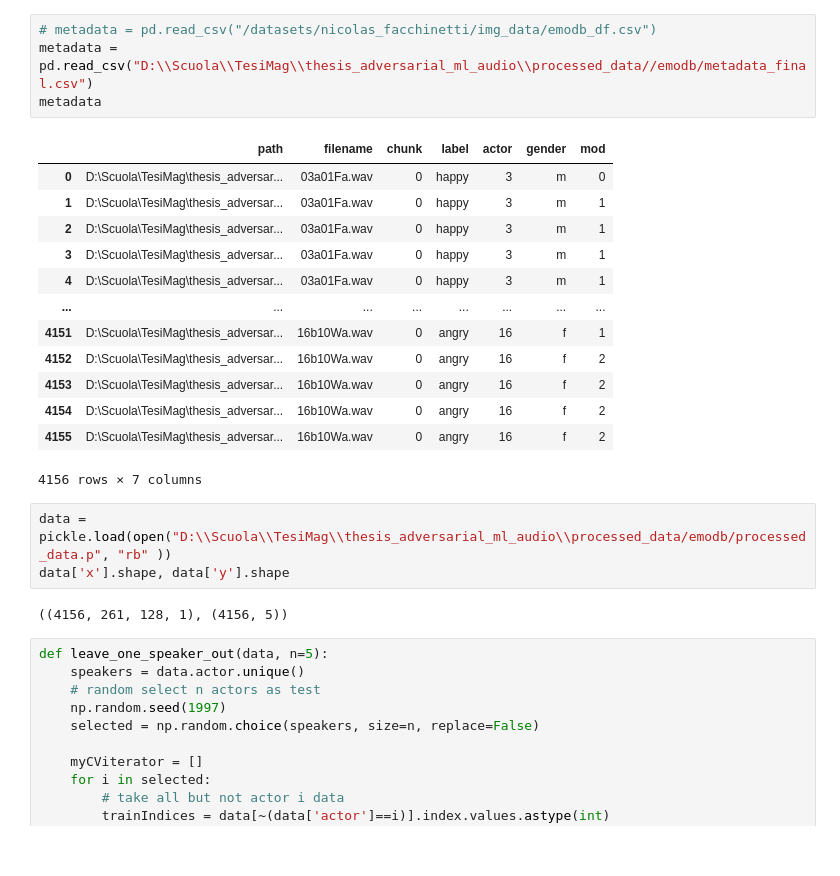
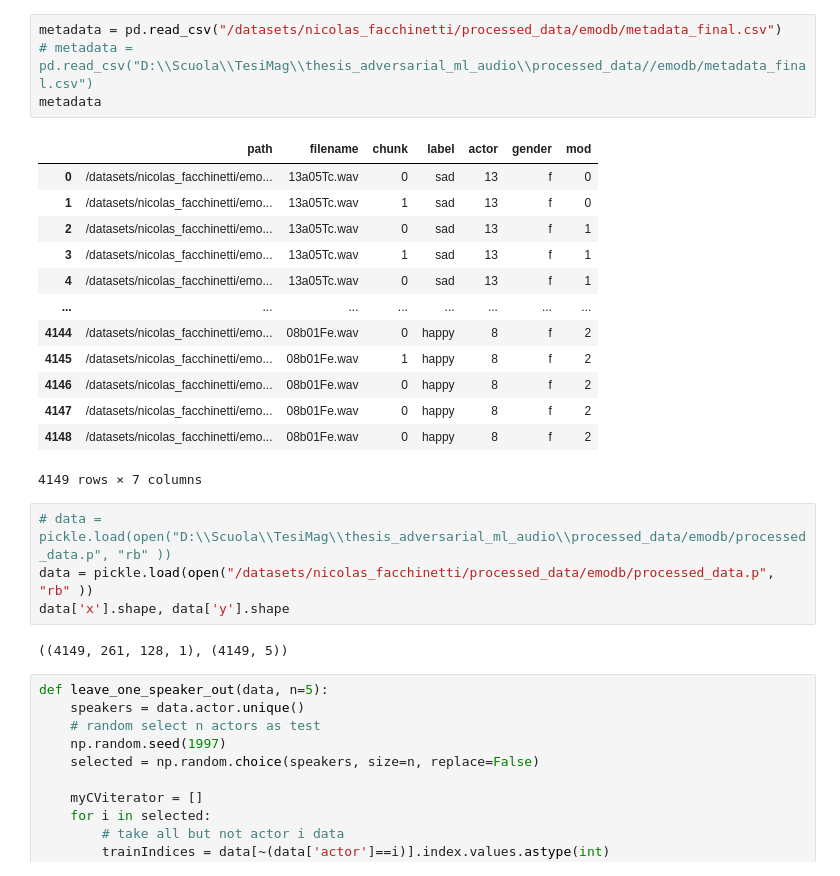
Before and after one commit to LIMUNIMI/thesis_adversarial_ml_audio, a Jupyter notebook: seaerch_architecture_emodb-Copy1.ipynb, the cells around one changed output. Drawn from its saved outputs; the diff is of its cells as text.

```diff
--- a/seaerch_architecture_emodb-Copy1.ipynb
+++ b/seaerch_architecture_emodb-Copy1.ipynb
@@ -11,26 +13,27 @@ from tensorflow.keras.layers import Conv2D, Flatten, Dense, Dropout, MaxPooling2
 # %%
-# metadata = pd.read_csv("/datasets/nicolas_facchinetti/img_data/emodb_df.csv")
-metadata = pd.read_csv("D:\\Scuola\\TesiMag\\thesis_adversarial_ml_audio\\processed_data//emodb/metadata_final.csv")
+metadata = pd.read_csv("/datasets/nicolas_facchinetti/processed_data/emodb/metadata_final.csv")
+# metadata = pd.read_csv("D:\\Scuola\\TesiMag\\thesis_adversarial_ml_audio\\processed_data//emodb/metadata_final.csv")
 metadata
 # %% [output]
 |  | path | filename | chunk | label | actor | gender | mod |
-| 0 | D:\Scuola\TesiMag\thesis_adversar... | 03a01Fa.wav | 0 | happy | 3 | m | 0 |
-| 1 | D:\Scuola\TesiMag\thesis_adversar... | 03a01Fa.wav | 0 | happy | 3 | m | 1 |
-| 2 | D:\Scuola\TesiMag\thesis_adversar... | 03a01Fa.wav | 0 | happy | 3 | m | 1 |
-| 3 | D:\Scuola\TesiMag\thesis_adversar... | 03a01Fa.wav | 0 | happy | 3 | m | 1 |
-| 4 | D:\Scuola\TesiMag\thesis_adversar... | 03a01Fa.wav | 0 | happy | 3 | m | 1 |
+| 0 | /datasets/nicolas_facchinetti/emo... | 13a05Tc.wav | 0 | sad | 13 | f | 0 |
+| 1 | /datasets/nicolas_facchinetti/emo... | 13a05Tc.wav | 1 | sad | 13 | f | 0 |
+| 2 | /datasets/nicolas_facchinetti/emo... | 13a05Tc.wav | 0 | sad | 13 | f | 1 |
+| 3 | /datasets/nicolas_facchinetti/emo... | 13a05Tc.wav | 1 | sad | 13 | f | 1 |
+| 4 | /datasets/nicolas_facchinetti/emo... | 13a05Tc.wav | 0 | sad | 13 | f | 1 |
 | ... | ... | ... | ... | ... | ... | ... | ... |
-| 4151 | D:\Scuola\TesiMag\thesis_adversar... | 16b10Wa.wav | 0 | angry | 16 | f | 1 |
-| 4152 | D:\Scuola\TesiMag\thesis_adversar... | 16b10Wa.wav | 0 | angry | 16 | f | 2 |
-| 4153 | D:\Scuola\TesiMag\thesis_adversar... | 16b10Wa.wav | 0 | angry | 16 | f | 2 |
-| 4154 | D:\Scuola\TesiMag\thesis_adversar... | 16b10Wa.wav | 0 | angry | 16 | f | 2 |
-| 4155 | D:\Scuola\TesiMag\thesis_adversar... | 16b10Wa.wav | 0 | angry | 16 | f | 2 |
+| 4144 | /datasets/nicolas_facchinetti/emo... | 08b01Fe.wav | 0 | happy | 8 | f | 2 |
+| 4145 | /datasets/nicolas_facchinetti/emo... | 08b01Fe.wav | 1 | happy | 8 | f | 2 |
+| 4146 | /datasets/nicolas_facchinetti/emo... | 08b01Fe.wav | 0 | happy | 8 | f | 2 |
+| 4147 | /datasets/nicolas_facchinetti/emo... | 08b01Fe.wav | 0 | happy | 8 | f | 2 |
+| 4148 | /datasets/nicolas_facchinetti/emo... | 08b01Fe.wav | 0 | happy | 8 | f | 2 |
-4156 rows × 7 columns
+4149 rows × 7 columns
 # %%
-data = pickle.load(open("D:\\Scuola\\TesiMag\\thesis_adversarial_ml_audio\\processed_data/emodb/processed_data.p", "rb" ))
+# data = pickle.load(open("D:\\Scuola\\TesiMag\\thesis_adversarial_ml_audio\\processed_data/emodb/processed_data.p", "rb" ))
+data = pickle.load(open("/datasets/nicolas_facchinetti/processed_data/emodb/processed_data.p", "rb" ))
 data['x'].shape, data['y'].shape
 # %% [output]
-((4156, 261, 128, 1), (4156, 5))
+((4149, 261, 128, 1), (4149, 5))
 # %%
 def leave_one_speaker_out(data, n=5):
     speakers = data.actor.unique()
```
Also changed, not shown: parts of 26 cells of this notebook, 13 other files.
